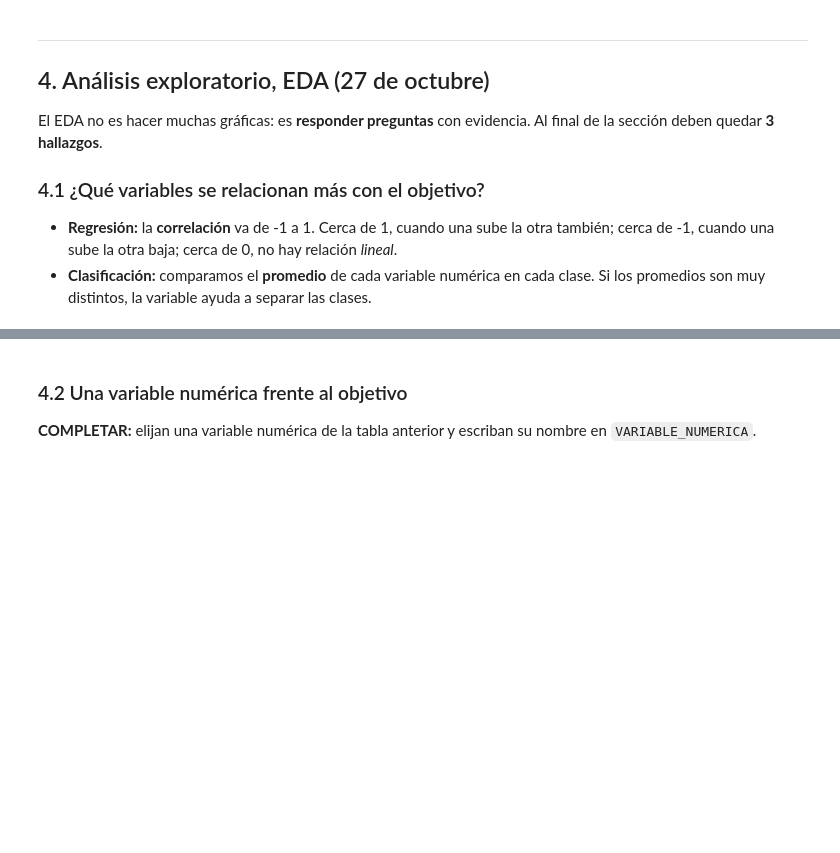
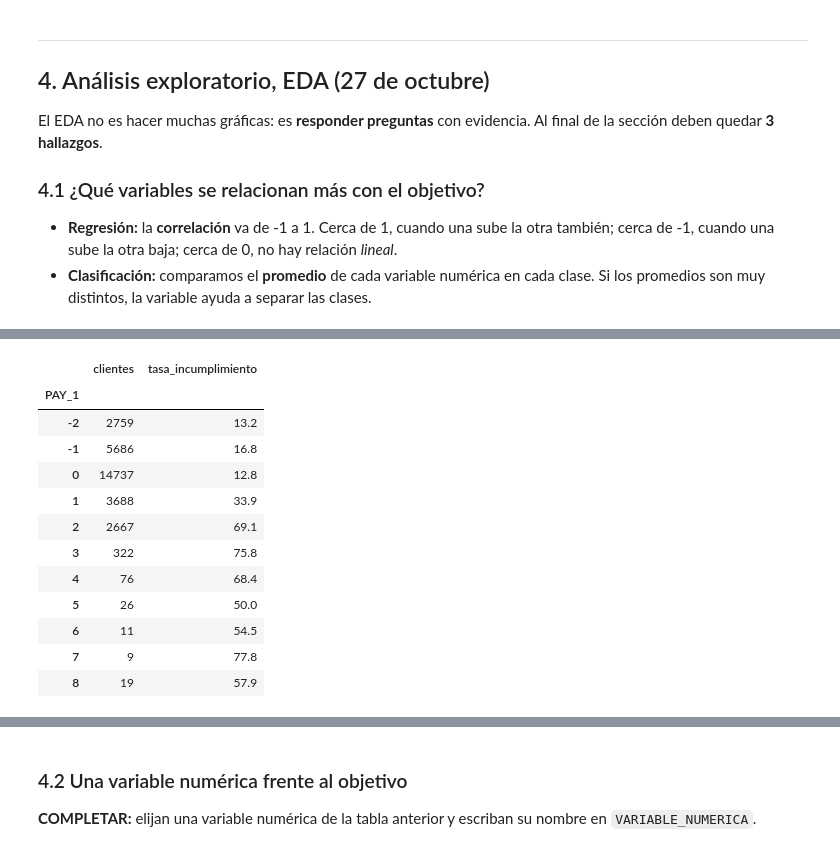
Before and after one commit to lfdaps/proyecto-equipo_1, a Jupyter notebook: notebooks/proyecto_equipo.ipynb, the cells around one changed output, grey strips where cells are left out. Saved outputs shown, nothing was run; the diff lists cells and outputs as text; code cells hidden in the pictures; blank space fills up the shorter version.

```diff
--- a/notebooks/proyecto_equipo.ipynb
+++ b/notebooks/proyecto_equipo.ipynb
@@ -319,0 +331,19 @@ Promedio de cada variable numérica por clase:
+# %%
+# H1: tasa de incumplimiento según el estado de pago de septiembre
+tasa_por_atraso = df_limpio.groupby("PAY_1")[OBJETIVO].agg(clientes="count", tasa_incumplimiento="mean")
+tasa_por_atraso["tasa_incumplimiento"] = (tasa_por_atraso["tasa_incumplimiento"] * 100).round(1)
+tasa_por_atraso
+# %% [output]
+|  | clientes | tasa_incumplimiento |
+| PAY_1 |  |  |
+| -2 | 2759 | 13.2 |
+| -1 | 5686 | 16.8 |
+| 0 | 14737 | 12.8 |
+| 1 | 3688 | 33.9 |
+| 2 | 2667 | 69.1 |
+| 3 | 322 | 75.8 |
+| 4 | 76 | 68.4 |
+| 5 | 26 | 50.0 |
+| 6 | 11 | 54.5 |
+| 7 | 9 | 77.8 |
+| 8 | 19 | 57.9 |
```
Also changed, not shown: parts of 20 cells of this notebook.
